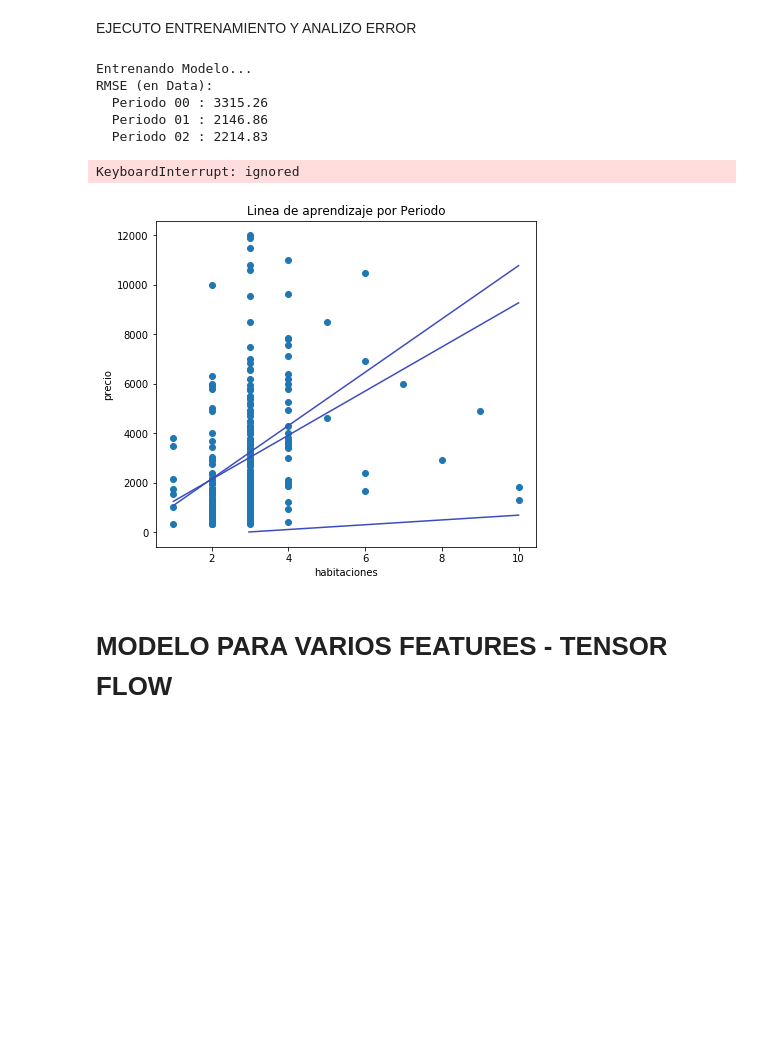
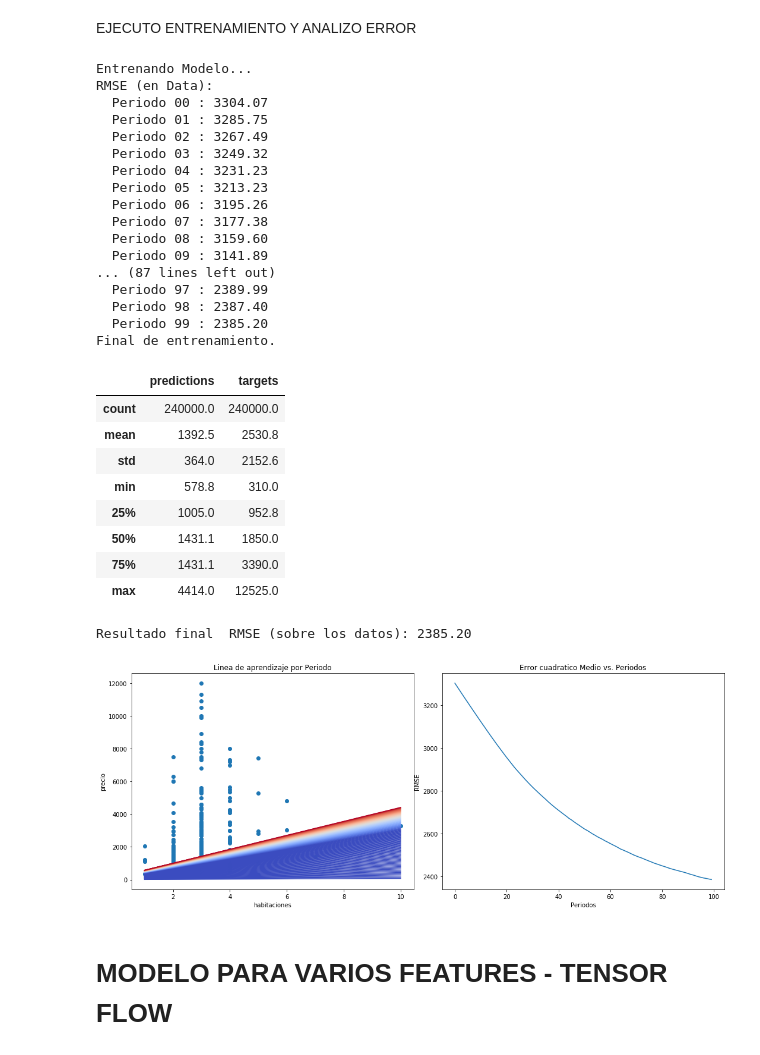
Before and after one commit to luctiz/Grupo43-TP2, a Jupyter notebook: TensorFlow_TP2.ipynb, the cells around one changed output. Drawn from its saved outputs; the diff is of its cells as text; code cells hidden in the pictures; blank space fills up the shorter version.

```diff
--- a/TensorFlow_TP2.ipynb
+++ b/TensorFlow_TP2.ipynb
@@ -243,18 +229,39 @@ EJECUTO ENTRENAMIENTO Y ANALIZO ERROR
 # %%
 #ACLARACION: SE UTILIZA COMO FEATURE EL NUMERO DE HABITACIONES
 train_model(
-    learning_rate=0.0001,  #AJUSTES DE HYPERPARAMETROS
-    steps=5000,
-    batch_size=5
+    learning_rate=0.003,  #AJUSTES DE HYPERPARAMETROS
+    steps=50000,
+    batch_size=6
 )
 # %% [output]
 Entrenando Modelo...
 RMSE (en Data):
-  Periodo 00 : 3315.26
-  Periodo 01 : 2146.86
-  Periodo 02 : 2214.83
+  Periodo 00 : 3304.07
+  Periodo 01 : 3285.75
+  Periodo 02 : 3267.49
+  Periodo 03 : 3249.32
+  Periodo 04 : 3231.23
+  Periodo 05 : 3213.23
+  Periodo 06 : 3195.26
+  Periodo 07 : 3177.38
+  Periodo 08 : 3159.60
+  Periodo 09 : 3141.89
+... (87 lines left out)
+  Periodo 97 : 2389.99
+  Periodo 98 : 2387.40
+  Periodo 99 : 2385.20
+Final de entrenamiento.
+|  | predictions | targets |
+| count | 240000.0 | 240000.0 |
+| mean | 1392.5 | 2530.8 |
+| std | 364.0 | 2152.6 |
+| min | 578.8 | 310.0 |
+| 25% | 1005.0 | 952.8 |
+| 50% | 1431.1 | 1850.0 |
+| 75% | 1431.1 | 3390.0 |
+| max | 4414.0 | 12525.0 |
-KeyboardInterrupt: ignored
+Resultado final  RMSE (sobre los datos): 2385.20
-[figure, old version]
+[figure, new version]
 # %% [markdown]
 # MODELO PARA VARIOS FEATURES - TENSOR FLOW
 # %%
```
Also changed, not shown: parts of 13 cells of this notebook.
